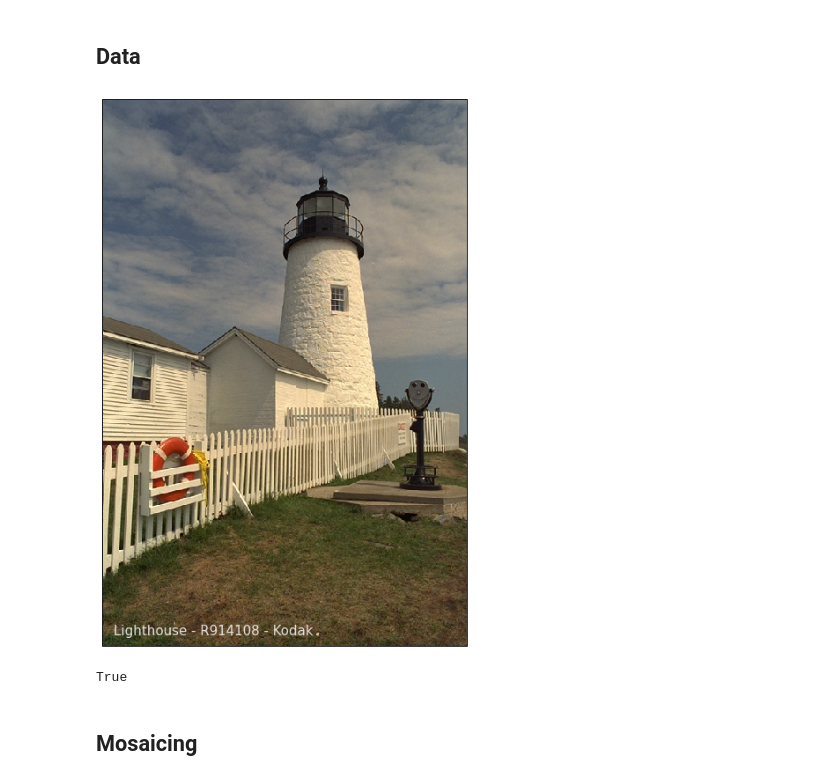
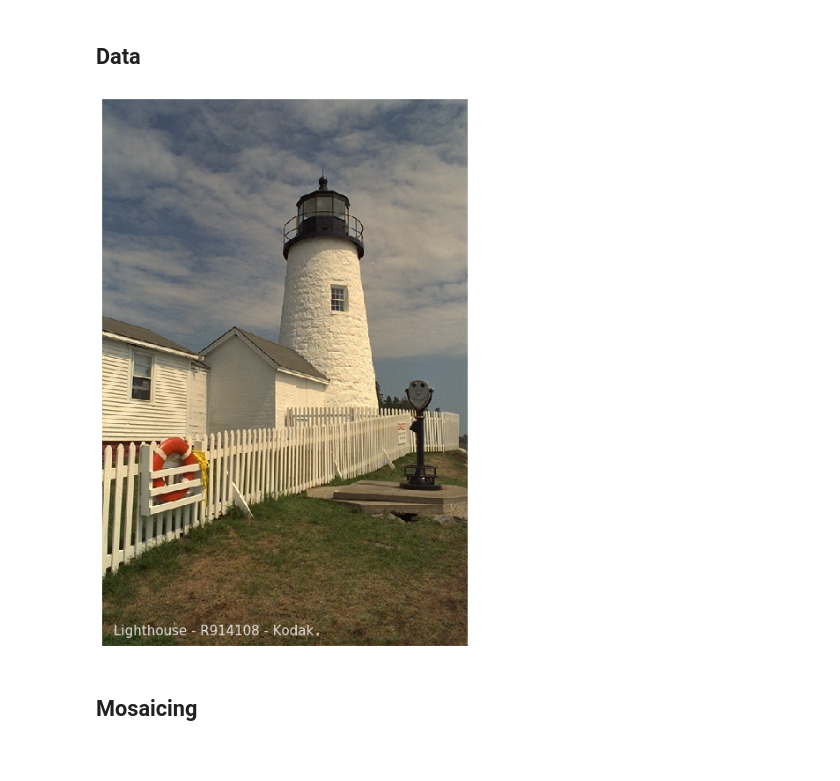
Before and after one commit to colour-science/colour-demosaicing, a Jupyter notebook: colour_demosaicing/examples/examples_bayer.ipynb, the cells around one changed output. Saved outputs shown, nothing was run; the diff lists cells and outputs as text; code cells hidden in the pictures.

Commit message:
Implement "Colour 0.3.8" changes.

```diff
--- a/colour_demosaicing/examples/examples_bayer.ipynb
+++ b/colour_demosaicing/examples/examples_bayer.ipynb
@@ -22,17 +22,16 @@ from colour_demosaicing import (
     demosaicing_CFA_Bayer_Menon2007,
     mosaicing_CFA_Bayer)
 
-OECF = colour.RGB_COLOURSPACES['sRGB'].OECF
+OETF = colour.RGB_COLOURSPACES['sRGB'].encoding_cctf
 # %% [markdown]
 ## Data
 # %%
 LIGHTHOUSE_IMAGE = colour.read_image(
     os.path.join(EXAMPLES_RESOURCES_DIRECTORY, 'bayer', 'Lighthouse.exr'))
 
-image_plot(OECF(LIGHTHOUSE_IMAGE), 'Lighthouse - R914108 - Kodak')
+image_plot(OETF(LIGHTHOUSE_IMAGE), 'Lighthouse - R914108 - Kodak')
 # %% [output]
-[figure, old version]
+[figure, new version]
-True
 # %% [markdown]
 ## Mosaicing
 # %%
```
Also changed, not shown: parts of 5 cells of this notebook, 6 other files.
